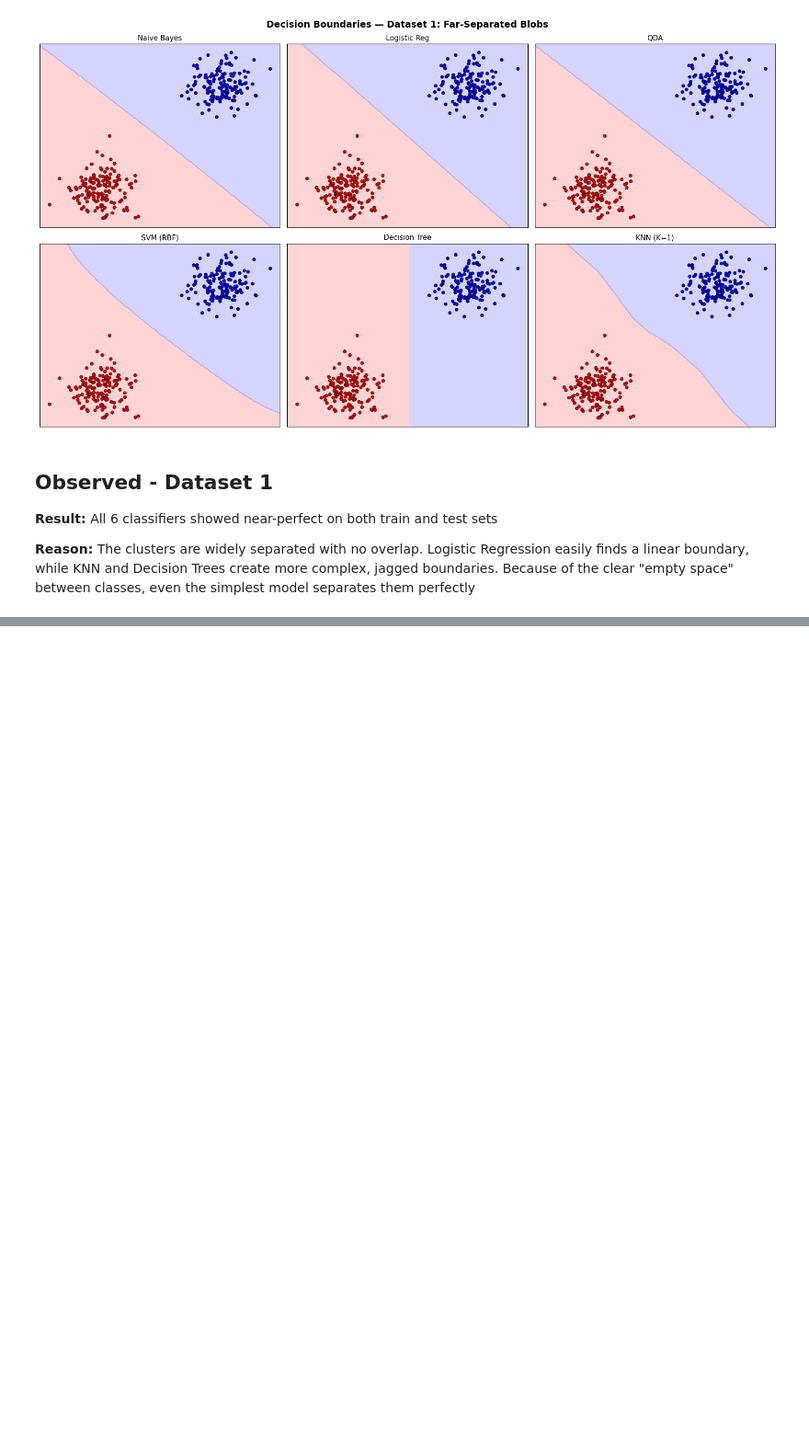
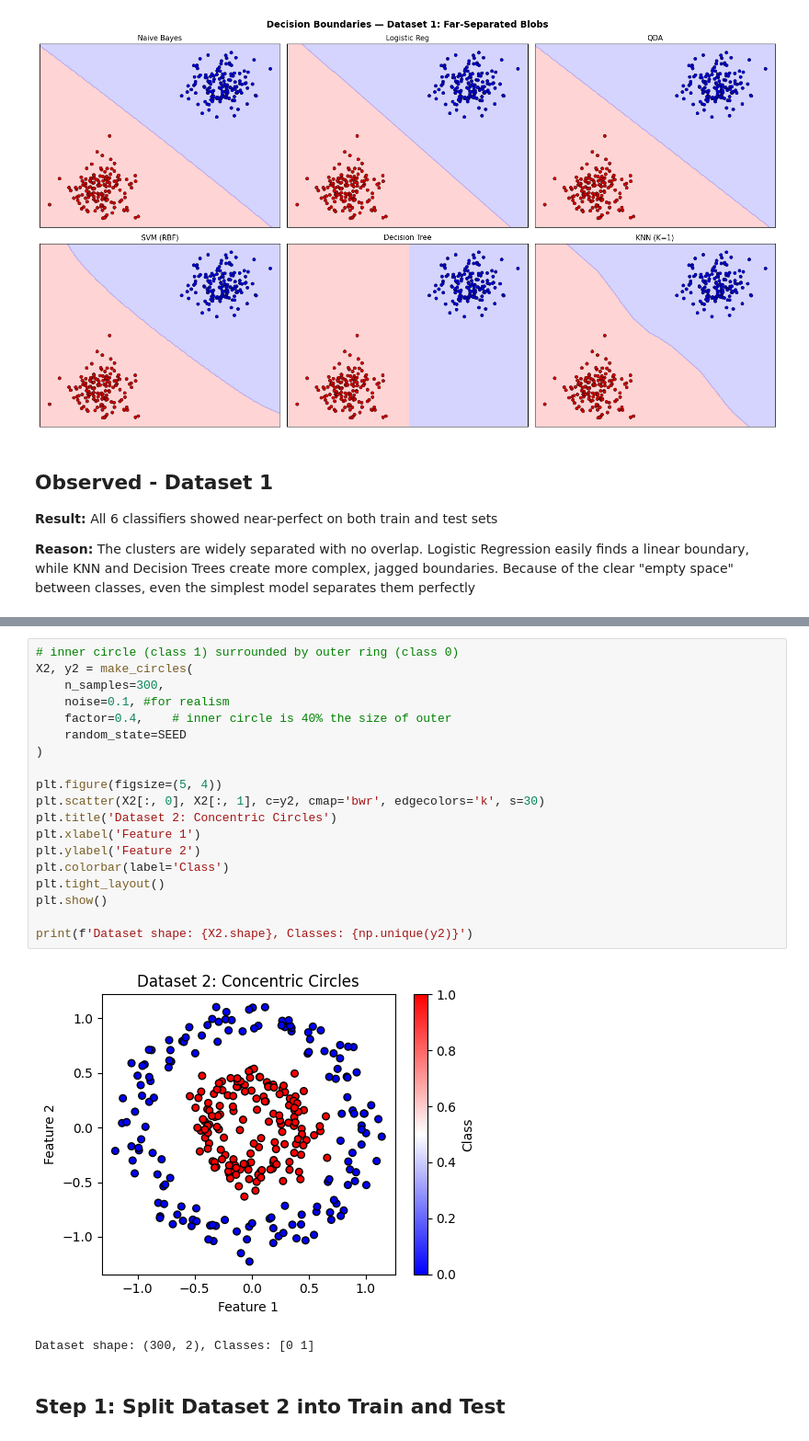
Before and after one commit to LishaRamon/applied-ml, a Jupyter notebook: HW3_Comparison_of_ML_Classification_Algorithms.ipynb, the cells around one changed output, grey strips where cells are left out. Shown at 92% size. Saved outputs shown, nothing was run; the diff lists cells and outputs as text; blank space fills up the shorter version.

```diff
--- a/HW3_Comparison_of_ML_Classification_Algorithms.ipynb
+++ b/HW3_Comparison_of_ML_Classification_Algorithms.ipynb
@@ -236,0 +245,24 @@ plot_decision_boundaries(X1, y1, clf1_fitted, 'Dataset 1: Far-Separated Blobs')
+# %%
+# inner circle (class 1) surrounded by outer ring (class 0)
+X2, y2 = make_circles(
+    n_samples=300,
+    noise=0.1, #for realism
+    factor=0.4,    # inner circle is 40% the size of outer
+    random_state=SEED
+)
+
+plt.figure(figsize=(5, 4))
+plt.scatter(X2[:, 0], X2[:, 1], c=y2, cmap='bwr', edgecolors='k', s=30)
+plt.title('Dataset 2: Concentric Circles')
+plt.xlabel('Feature 1')
+plt.ylabel('Feature 2')
+plt.colorbar(label='Class')
+plt.tight_layout()
+plt.show()
+
+print(f'Dataset shape: {X2.shape}, Classes: {np.unique(y2)}')
+# %% [output]
+[figure, added]
+Dataset shape: (300, 2), Classes: [0 1]
+# %% [markdown]
+## Step 1: Split Dataset 2 into Train and Test
```
Also changed, not shown: parts of 15 cells of this notebook.
